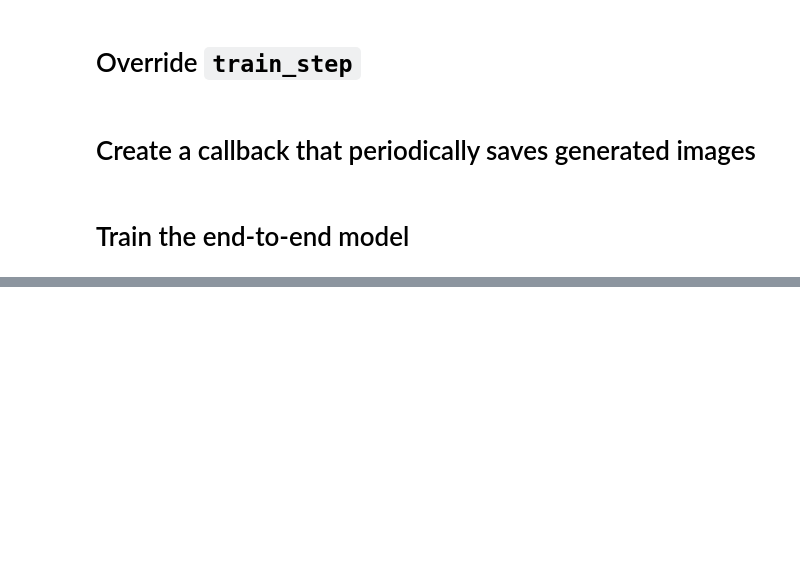
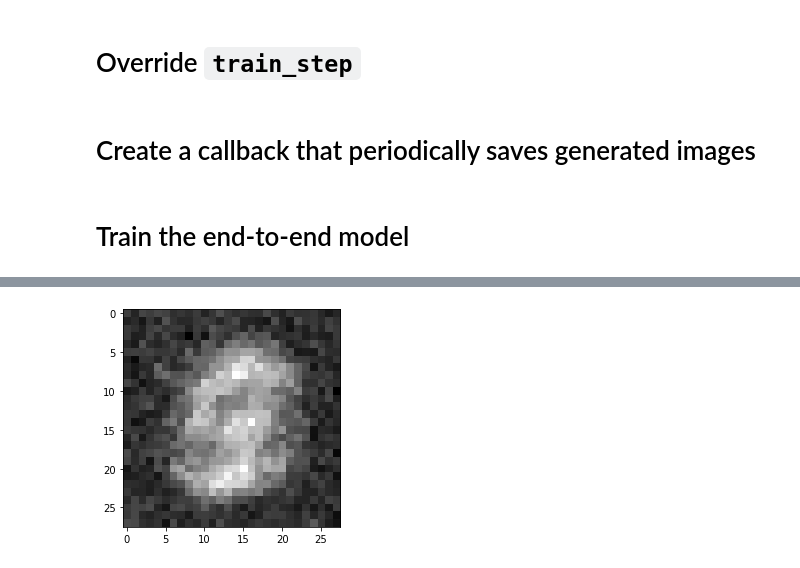
Before and after one commit to Ananassio/Data-Minig-Lab, a Jupyter notebook: Week_9/Assignment_9.ipynb, the cells around one changed output, grey strips where cells are left out. Cells and saved outputs as stored; diff of their text form; code cells hidden in the pictures; blank space fills up the shorter version.

```diff
--- a/Week_9/Assignment_9.ipynb
+++ b/Week_9/Assignment_9.ipynb
@@ -219,0 +238,10 @@ gan.fit(
+# %%
+import cv2
+
+
+img = cv2.imread("generated_img_049_7.png")
+img_cvt=cv2.cvtColor(img, cv2.COLOR_BGR2RGB)
+plt.imshow(img_cvt)
+plt.show()
+# %% [output]
+[figure, added]
```
Also changed, not shown: parts of 2 cells of this notebook.
